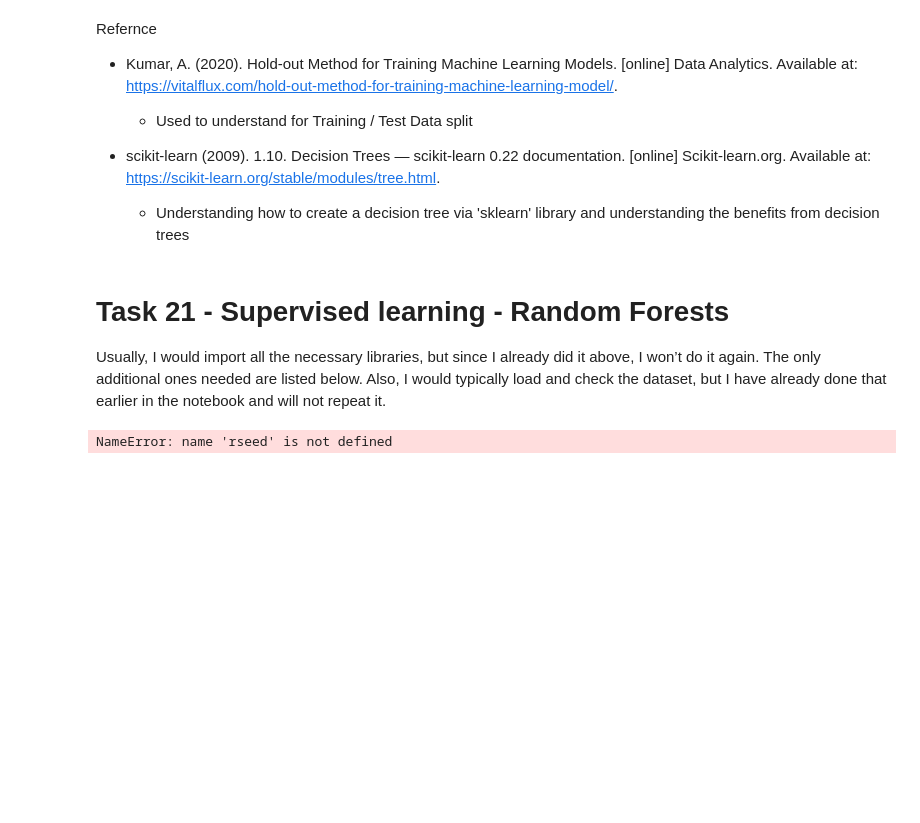
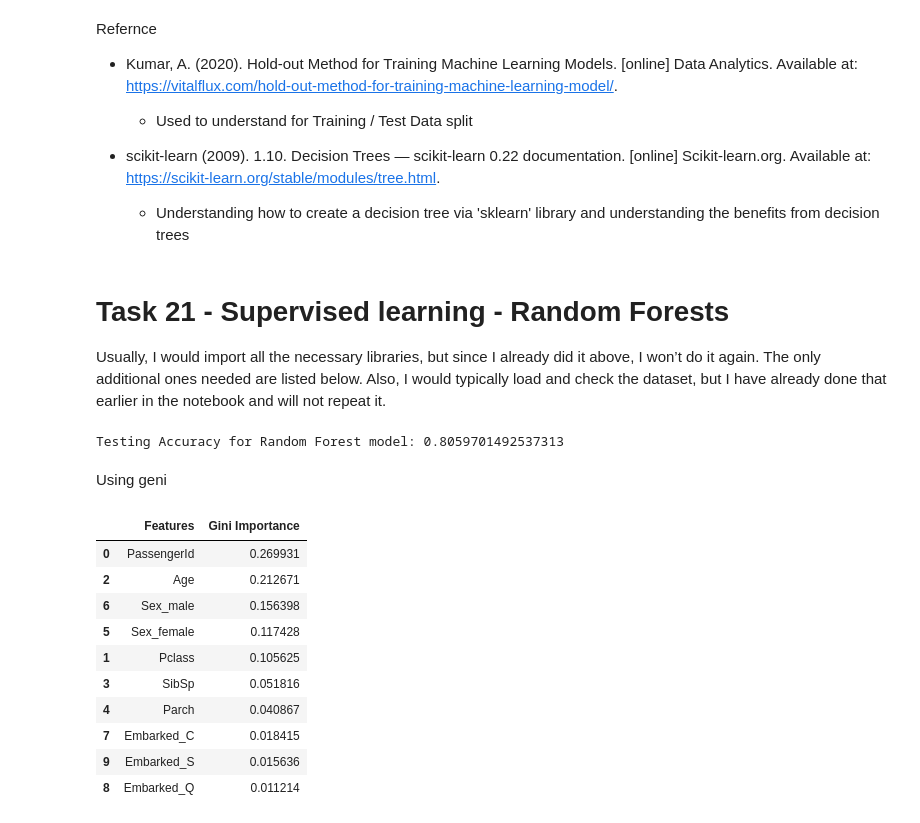
Before and after one commit to SalAbdiaziz01/Random-Forests, a Jupyter notebook: decision_tree_titanic.ipynb, the cells around one changed output. Saved outputs shown, nothing was run; the diff lists cells and outputs as text; code cells hidden in the pictures; blank space fills up the shorter version.

```diff
--- a/decision_tree_titanic.ipynb
+++ b/decision_tree_titanic.ipynb
@@ -400,14 +405,43 @@ from sklearn.ensemble import RandomForestClassifier
 X_train, X_test, y_train, y_test = train_test_split(X, y, test_size=0.3, random_state=rseed)
 # %%
 # Create Random Forest classifier
-rf = RandomForestClassifier(random_state=rseed)
+rf_full = RandomForestClassifier(random_state=rseed)
 
 # Train the Random Forest classifier
-rf.fit(X_train,y_train) # Training the model
+rf_full.fit(X_train,y_train)
 
 #Predict the response for test dataset for the models
-y_test_pred_rf = rf.predict(X_test)
+y_test_pred_rf = rf_full.predict(X_test)
 
 print(f'Testing Accuracy for Random Forest model: {accuracy_score(y_test, y_test_pred_rf)}')
 # %% [output]
-NameError: name 'rseed' is not defined
+Testing Accuracy for Random Forest model: 0.8059701492537313
+# %% [markdown]
+Using geni
+# %%
+# Finding the important features (Gini Importance) by using 'feature_importances_' from libarary sklearn.tree
+importances = rf_full.feature_importances_
+
+# Using encoded and dropped columns
+features_columns = X.columns
+
+# Creating a new dataframe to shows the 'Feature', 'Gini Importance'
+feature_imp_df = pd.DataFrame({
+    'Features': features_columns,
+    'Gini Importance': importances
+}).sort_values('Gini Importance', ascending=False)
+
+# Displaying the 'feature_imp_df' dataframe
+feature_imp_df
+# %% [output]
+|  | Features | Gini Importance |
+| 0 | PassengerId | 0.269931 |
+| 2 | Age | 0.212671 |
+| 6 | Sex_male | 0.156398 |
+| 5 | Sex_female | 0.117428 |
+| 1 | Pclass | 0.105625 |
+| 3 | SibSp | 0.051816 |
+| 4 | Parch | 0.040867 |
+| 7 | Embarked_C | 0.018415 |
+| 9 | Embarked_S | 0.015636 |
+| 8 | Embarked_Q | 0.011214 |
```
Also changed, not shown: parts of 1 cell of this notebook.
